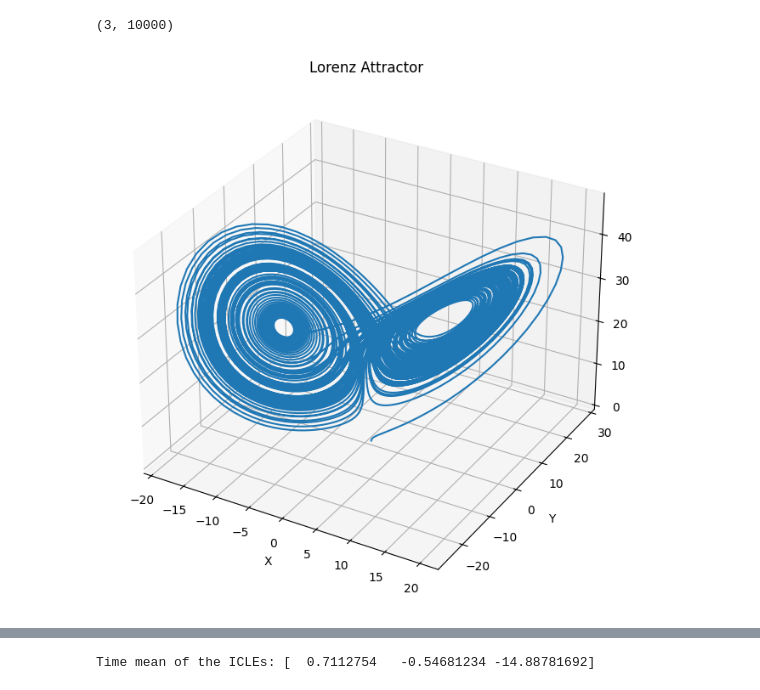
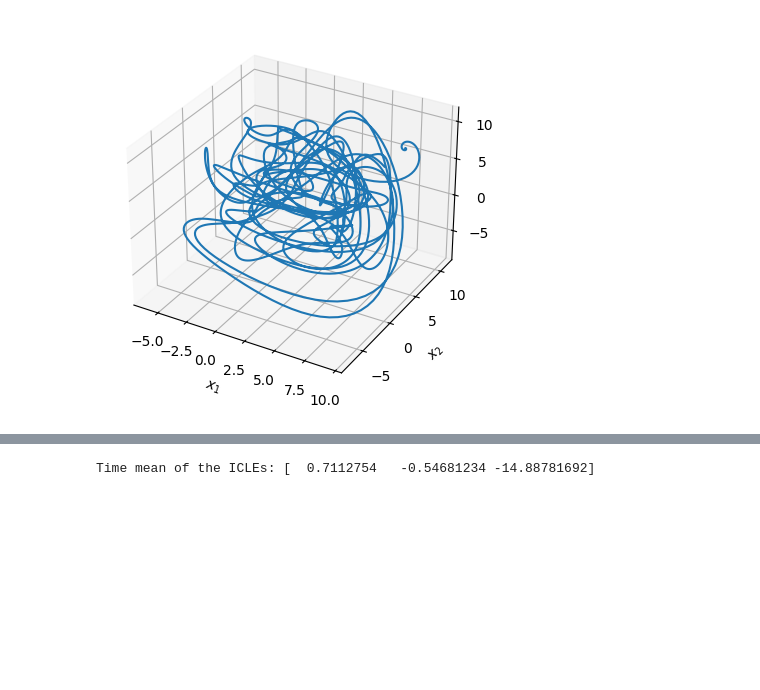
Before and after one commit to MagriLab/clvlib, a Jupyter notebook: prova.ipynb, the cells around one changed output, grey strips where cells are left out. Cells and saved outputs as stored; diff of their text form; code cells hidden in the pictures; blank space fills up the shorter version.

```diff
--- a/prova.ipynb
+++ b/prova.ipynb
@@ -76,10 +34,10 @@ def lorenz63_jacobian(t: float, x: np.ndarray, sigma: float = 10.0, beta: float
 # %%
-N = 10000
-t0 = 0.
-tf = 100.
-time = np.linspace(t0,tf,N)
-u0 = np.array([1.0, 0.0, 0.0])
+# These are our constants
+N = 100  # Number of variables
+F = 8  # Forcing
 
-sigma = 10.0
-beta = 8.0 / 3
-rho = 28.0
+x0 = F * np.ones(N)  # Initial state (equilibrium)
+x0[0] += 0.01  # Add small perturbation to the first variable
+t = np.arange(0.0, 30.0, 0.01)
+
+x = odeint(L96, x0, t)
@@ -92,4 +44,11 @@ x = scipy.integrate.odeint(lorenz63_wrapper, u0, time, args=(sigma, beta, rho)).
-# %%
-np.shape(x)
-# %% [output]
-(3, 10000)
+# %%
+# Plot the first three variables
+fig = plt.figure()
+ax = fig.add_subplot(projection="3d")
+ax.plot(x[:, 0], x[:, 1], x[:, 2])
+ax.set_xlabel("$x_1$")
+ax.set_ylabel("$x_2$")
+ax.set_zlabel("$x_3$")
+plt.show()
+# %% [output]
+[figure, added]
@@ -98,14 +77,3 @@ Q, R, LE, LE_history, CLVs = lyap_analysis(lorenz63, lorenz63_jacobian, x, time,
-# %%
-fig = plt.figure(figsize=(10, 8))
-ax = fig.add_subplot(111, projection='3d')
-ax.plot(x[0, :], x[1, :], x[2, :])
-ax.set_title("Lorenz Attractor")
-ax.set_xlabel("X")
-ax.set_ylabel("Y")
-ax.set_zlabel("Z")
-plt.show()
-# %% [output]
-[figure, removed]
 # %%
 np.shape(LE_history)
 # %% [output]
```
Also changed, not shown: parts of 13 cells of this notebook, 7 other files.
